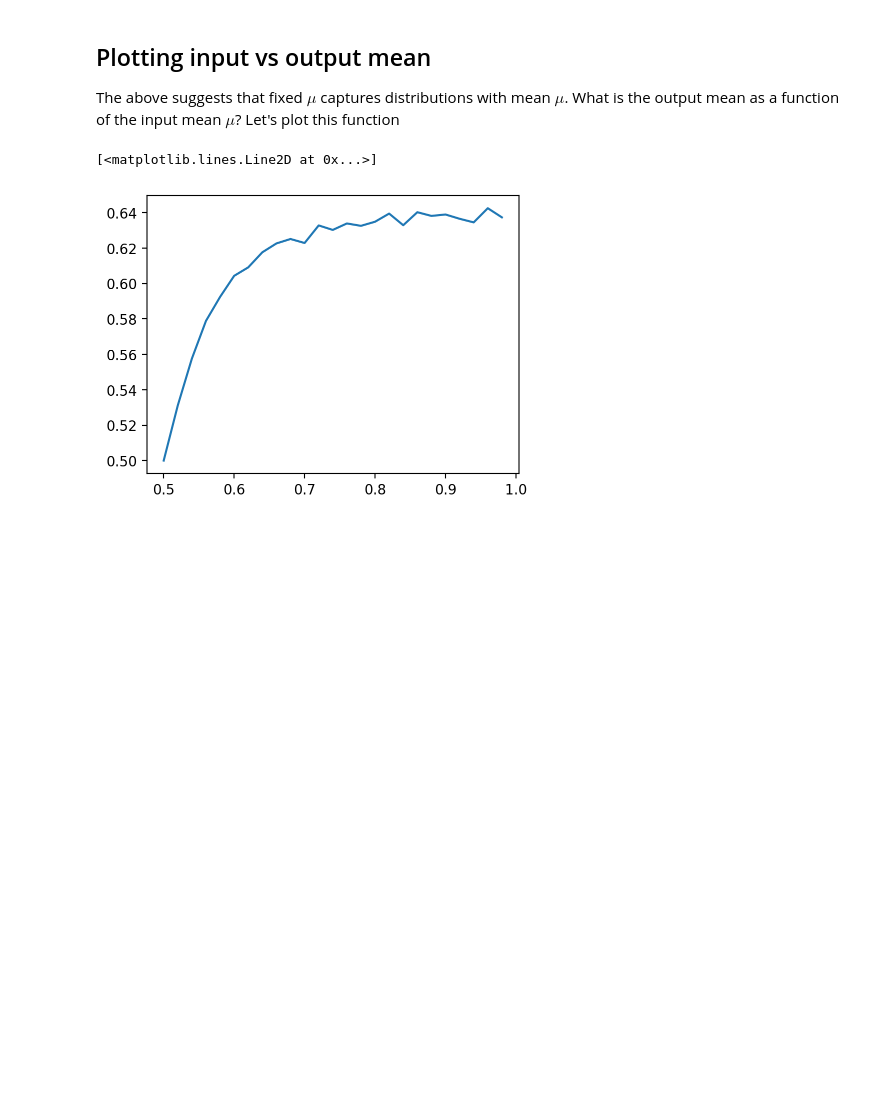
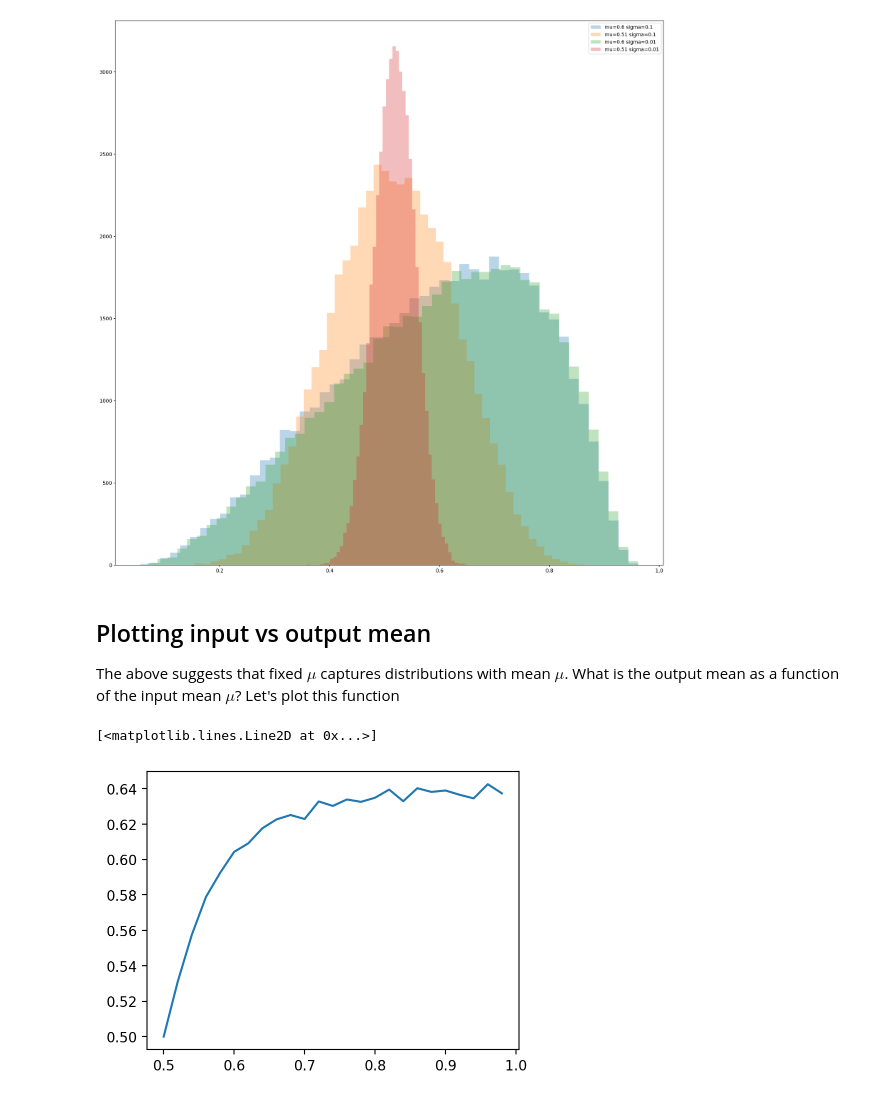
Before and after one commit to samhopkins/posterior-sdp, a Jupyter notebook: hacky-broadcast.ipynb, the cells around one changed output. Drawn from its saved outputs; the diff is of its cells as text; code cells hidden in the pictures; blank space fills up the shorter version.

```diff
--- a/hacky-broadcast.ipynb
+++ b/hacky-broadcast.ipynb
@@ -312,3 +318,14 @@ plt.show()
+# %%
+plt.hist(theta, 50, alpha=0.3,label="mu="+str(mu)+" sigma="+str(sigma))
+plt.hist(theta2, 50, alpha=0.3,label="mu="+str(mu_prime)+" sigma="+str(sigma))
+plt.hist(theta3, 50, alpha=0.3,label="mu="+str(mu)+" sigma="+str(sigma_prime))
+plt.hist(theta4, 50, alpha=0.3,label="mu="+str(mu_prime)+" sigma="+str(sigma_prime))
+
+
+plt.legend()
+plt.show()
+# %% [output]
+[figure, added]
 # %% [markdown]
 ## Plotting  input vs output mean
 The above suggests that fixed $\mu$ captures distributions with mean $\mu$. What is the output mean as a function of the input mean $\mu$? Let's plot this function
```
Also changed, not shown: parts of 5 cells of this notebook.
